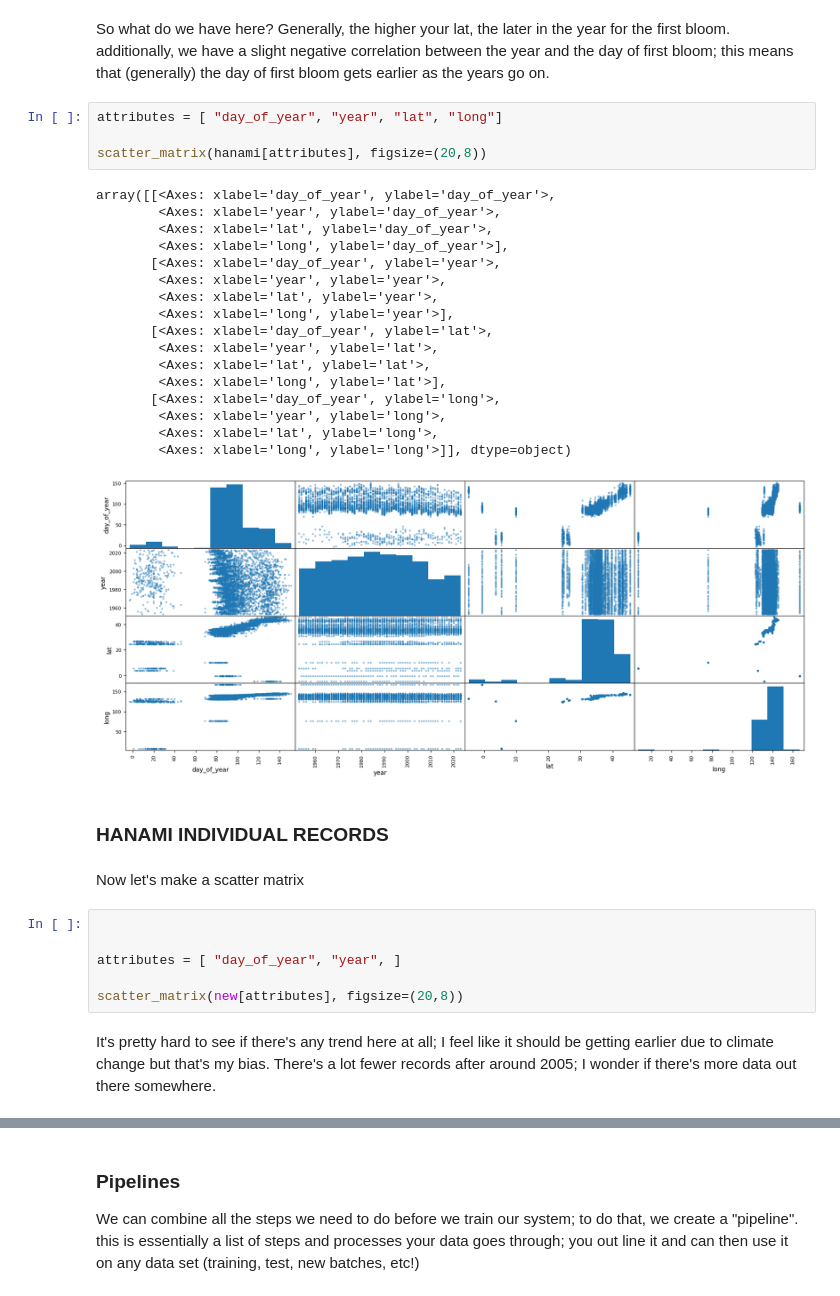
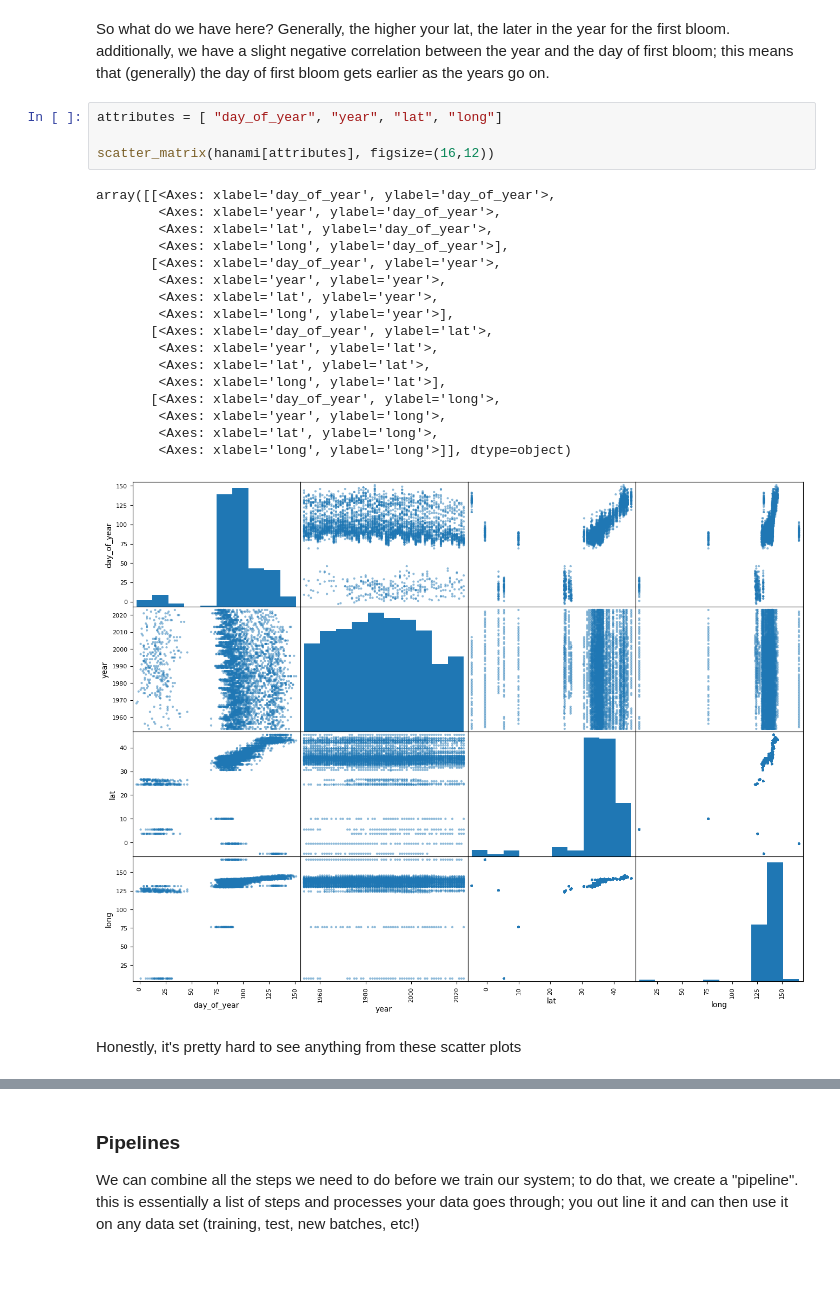
Before and after one commit to katemoser/hanami-ml-project, a Jupyter notebook: hanami.ipynb, the cells around one changed output, grey strips where cells are left out. Saved outputs shown, nothing was run; the diff lists cells and outputs as text; blank space fills up the shorter version.

```diff
--- a/hanami.ipynb
+++ b/hanami.ipynb
@@ -371,34 +372,24 @@ So what do we have here? Generally, the higher your lat, the later in the year f
 # %%
 attributes = [ "day_of_year", "year", "lat", "long"]
 
-scatter_matrix(hanami[attributes], figsize=(20,8))
+scatter_matrix(hanami[attributes], figsize=(16,12))
 # %% [output]
 array([[<Axes: xlabel='day_of_year', ylabel='day_of_year'>,
         <Axes: xlabel='year', ylabel='day_of_year'>,
         <Axes: xlabel='lat', ylabel='day_of_year'>,
         <Axes: xlabel='long', ylabel='day_of_year'>],
        [<Axes: xlabel='day_of_year', ylabel='year'>,
         <Axes: xlabel='year', ylabel='year'>,
         <Axes: xlabel='lat', ylabel='year'>,
         <Axes: xlabel='long', ylabel='year'>],
        [<Axes: xlabel='day_of_year', ylabel='lat'>,
         <Axes: xlabel='year', ylabel='lat'>,
         <Axes: xlabel='lat', ylabel='lat'>,
         <Axes: xlabel='long', ylabel='lat'>],
        [<Axes: xlabel='day_of_year', ylabel='long'>,
         <Axes: xlabel='year', ylabel='long'>,
         <Axes: xlabel='lat', ylabel='long'>,
         <Axes: xlabel='long', ylabel='long'>]], dtype=object)
-[figure, old version]
+[figure, new version]
-# %% [markdown]
-### HANAMI INDIVIDUAL RECORDS
-# %% [markdown]
-Now let's make a scatter matrix
-# %%
-
-
-attributes = [ "day_of_year", "year", ]
-
-scatter_matrix(new[attributes], figsize=(20,8))
-# %% [markdown]
-It's pretty hard to see if there's any trend here at all; I feel like it should be getting earlier due to climate change but that's my bias. There's a lot fewer records after around 2005; I wonder if there's more data out there somewhere.
+# %% [markdown]
+Honestly, it's pretty hard to see anything from these scatter plots
```
Also changed, not shown: parts of 33 cells of this notebook.
